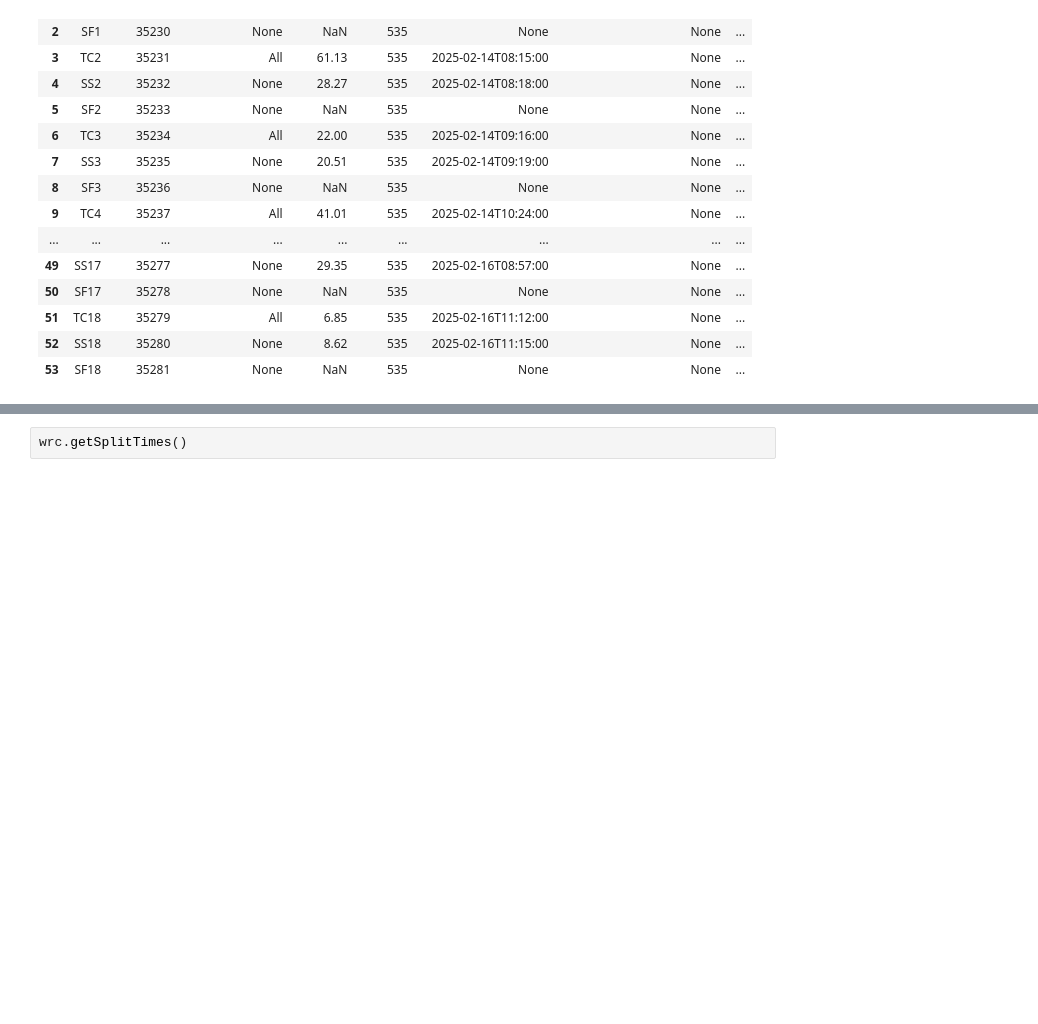
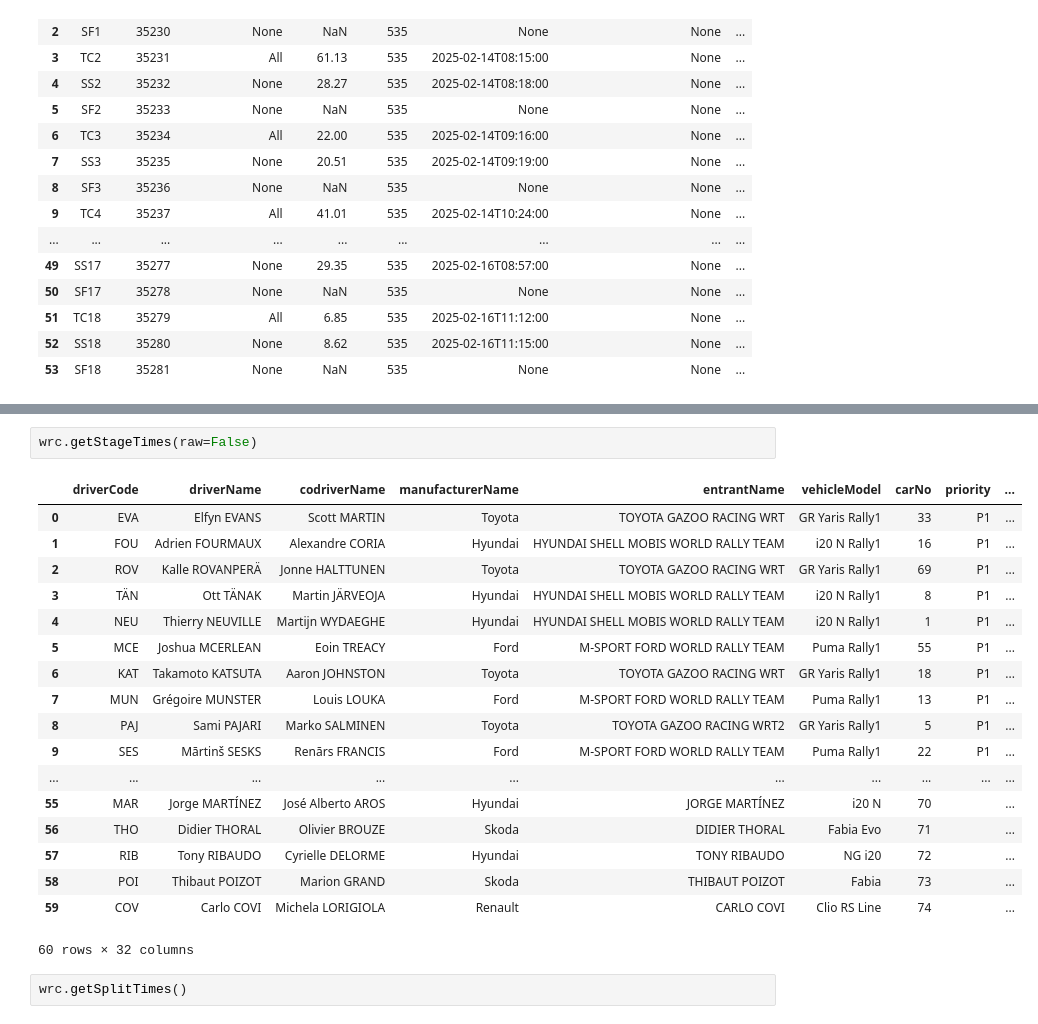
Before and after one commit to RallyDataJunkie/wrc-shinylive, a Jupyter notebook: src/shinyapp/.newRedBullAPI.ipynb, the cells around one changed output, grey strips where cells are left out. Drawn from its saved outputs; the diff is of its cells as text; blank space fills up the shorter version.

Commit message:
Make a start on getting all the stage results...

```diff
--- a/src/shinyapp/.newRedBullAPI.ipynb
+++ b/src/shinyapp/.newRedBullAPI.ipynb
@@ -632,3 +635,24 @@ INFO:__main__:Updating stage_times...
+# %%
+wrc.getStageTimes(raw=False)
+# %% [output]
+|  | driverCode | driverName | codriverName | manufacturerName | entrantName | vehicleModel | carNo | priority | ... |
+| 0 | EVA | Elfyn EVANS | Scott MARTIN | Toyota | TOYOTA GAZOO RACING WRT | GR Yaris Rally1 | 33 | P1 | ... |
+| 1 | FOU | Adrien FOURMAUX | Alexandre CORIA | Hyundai | HYUNDAI SHELL MOBIS WORLD RALLY TEAM | i20 N Rally1 | 16 | P1 | ... |
+| 2 | ROV | Kalle ROVANPERÄ | Jonne HALTTUNEN | Toyota | TOYOTA GAZOO RACING WRT | GR Yaris Rally1 | 69 | P1 | ... |
+| 3 | TÄN | Ott TÄNAK | Martin JÄRVEOJA | Hyundai | HYUNDAI SHELL MOBIS WORLD RALLY TEAM | i20 N Rally1 | 8 | P1 | ... |
+| 4 | NEU | Thierry NEUVILLE | Martijn WYDAEGHE | Hyundai | HYUNDAI SHELL MOBIS WORLD RALLY TEAM | i20 N Rally1 | 1 | P1 | ... |
+| 5 | MCE | Joshua MCERLEAN | Eoin TREACY | Ford | M-SPORT FORD WORLD RALLY TEAM | Puma Rally1 | 55 | P1 | ... |
+| 6 | KAT | Takamoto KATSUTA | Aaron JOHNSTON | Toyota | TOYOTA GAZOO RACING WRT | GR Yaris Rally1 | 18 | P1 | ... |
+| 7 | MUN | Grégoire MUNSTER | Louis LOUKA | Ford | M-SPORT FORD WORLD RALLY TEAM | Puma Rally1 | 13 | P1 | ... |
+| 8 | PAJ | Sami PAJARI | Marko SALMINEN | Toyota | TOYOTA GAZOO RACING WRT2 | GR Yaris Rally1 | 5 | P1 | ... |
+| 9 | SES | Mārtinš SESKS | Renārs FRANCIS | Ford | M-SPORT FORD WORLD RALLY TEAM | Puma Rally1 | 22 | P1 | ... |
+| ... | ... | ... | ... | ... | ... | ... | ... | ... | ... |
+| 55 | MAR | Jorge MARTÍNEZ | José Alberto AROS | Hyundai | JORGE MARTÍNEZ | i20 N | 70 |  | ... |
+| 56 | THO | Didier THORAL | Olivier BROUZE | Skoda | DIDIER THORAL | Fabia Evo | 71 |  | ... |
+| 57 | RIB | Tony RIBAUDO | Cyrielle DELORME | Hyundai | TONY RIBAUDO | NG i20 | 72 |  | ... |
+| 58 | POI | Thibaut POIZOT | Marion GRAND | Skoda | THIBAUT POIZOT | Fabia | 73 |  | ... |
+| 59 | COV | Carlo COVI | Michela LORIGIOLA | Renault | CARLO COVI | Clio RS Line | 74 |  | ... |
+60 rows × 32 columns
 # %%
 wrc.getSplitTimes()
 # %% [output]
```
Also changed, not shown: parts of 8 cells of this notebook, 1 other file.
